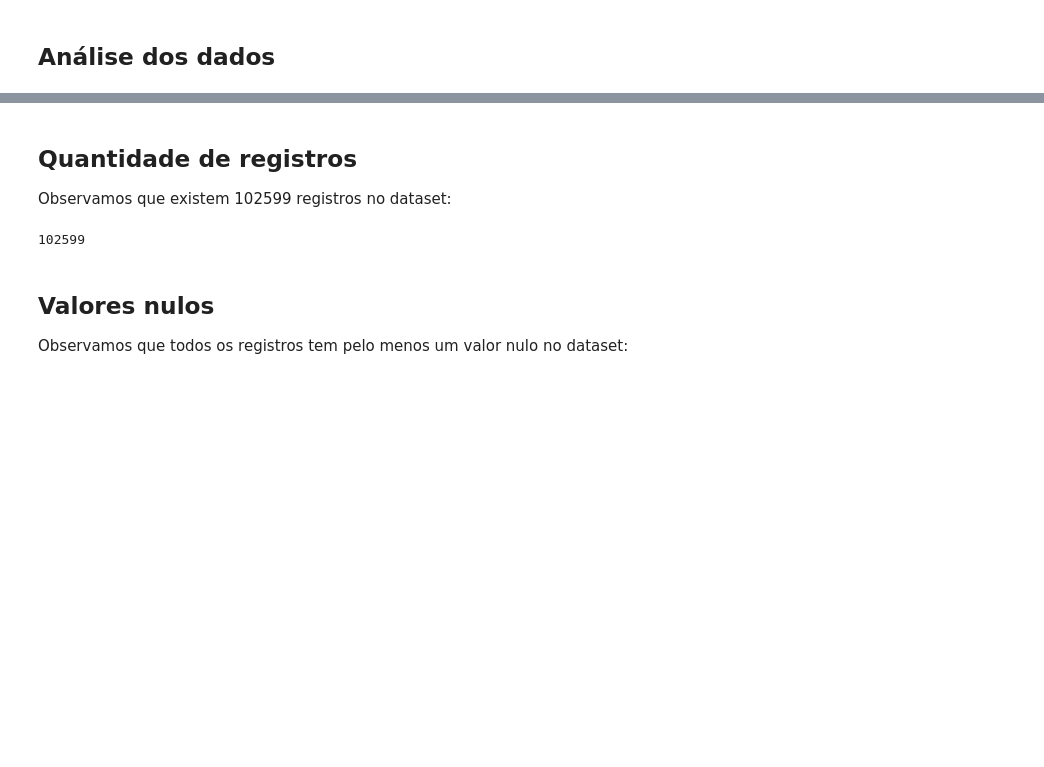
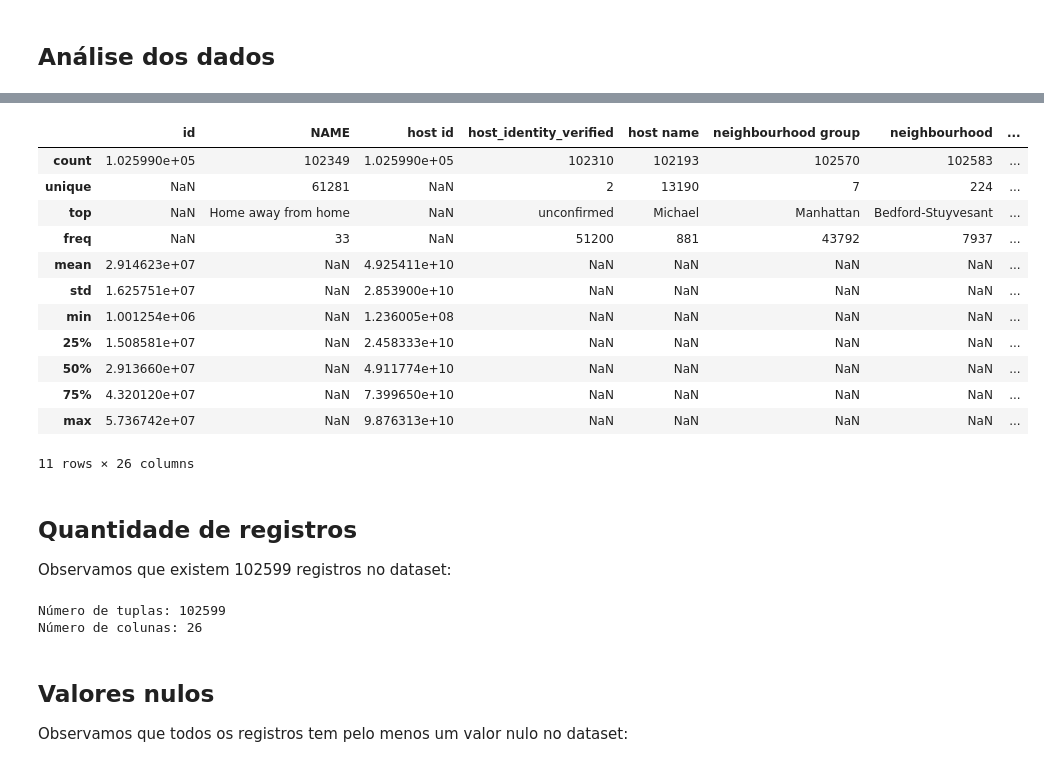
Before and after one commit to lucasqueiroz23/airbnb-data-analysis, a Jupyter notebook: raw/analytics.ipynb, the cells around one changed output, grey strips where cells are left out. Saved outputs shown, nothing was run; the diff lists cells and outputs as text; code cells hidden in the pictures; blank space fills up the shorter version.

```diff
--- a/raw/analytics.ipynb
+++ b/raw/analytics.ipynb
@@ -90,12 +111,32 @@ df
+# %%
+df.describe(include="all")
+# %% [output]
+|  | id | NAME | host id | host_identity_verified | host name | neighbourhood group | neighbourhood | ... |
+| count | 1.025990e+05 | 102349 | 1.025990e+05 | 102310 | 102193 | 102570 | 102583 | ... |
+| unique | NaN | 61281 | NaN | 2 | 13190 | 7 | 224 | ... |
+| top | NaN | Home away from home | NaN | unconfirmed | Michael | Manhattan | Bedford-Stuyvesant | ... |
+| freq | NaN | 33 | NaN | 51200 | 881 | 43792 | 7937 | ... |
+| mean | 2.914623e+07 | NaN | 4.925411e+10 | NaN | NaN | NaN | NaN | ... |
+| std | 1.625751e+07 | NaN | 2.853900e+10 | NaN | NaN | NaN | NaN | ... |
+| min | 1.001254e+06 | NaN | 1.236005e+08 | NaN | NaN | NaN | NaN | ... |
+| 25% | 1.508581e+07 | NaN | 2.458333e+10 | NaN | NaN | NaN | NaN | ... |
+| 50% | 2.913660e+07 | NaN | 4.911774e+10 | NaN | NaN | NaN | NaN | ... |
+| 75% | 4.320120e+07 | NaN | 7.399650e+10 | NaN | NaN | NaN | NaN | ... |
+| max | 5.736742e+07 | NaN | 9.876313e+10 | NaN | NaN | NaN | NaN | ... |
+11 rows × 26 columns
 # %% [markdown]
 ## Quantidade de registros
 
 Observamos que existem 102599 registros no dataset:
 # %%
 number_of_rows = len(df)
-number_of_rows
+number_of_rows, number_of_columns = df.shape
+
+print(f"Número de tuplas: {number_of_rows}")
+print(f"Número de colunas: {number_of_columns}")
 # %% [output]
-102599
+Número de tuplas: 102599
+Número de colunas: 26
 # %% [markdown]
 ## Valores nulos
 
```
Also changed, not shown: parts of 2 cells of this notebook.
